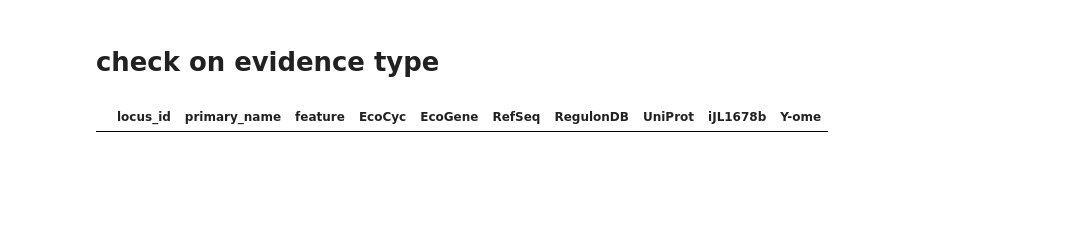
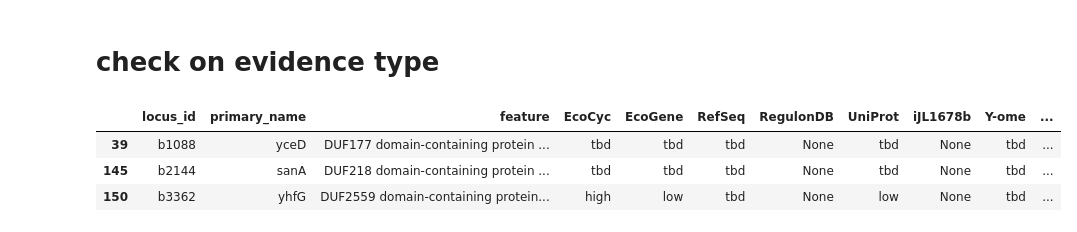
Before and after one commit to zakandrewking/y-ome, a Jupyter notebook: notebooks/17..12.06 Categories.ipynb, the cells around one changed output. Drawn from its saved outputs; the diff is of its cells as text; code cells hidden in the pictures; blank space fills up the shorter version.

```diff
--- a/notebooks/17..12.06 Categories.ipynb
+++ b/notebooks/17..12.06 Categories.ipynb
@@ -148,3 +155,19 @@ Name: Y-ome, dtype: int64
+# %%
+ecocyc_names = {x[0]: x[1] for x in (
+    session.query(Gene.locus_id,
+                  KnowledgebaseGene.primary_name)
+    .join(KnowledgebaseGene)
+    .join(Knowledgebase)
+    .filter(Knowledgebase.name == 'EcoCyc')
+).all()}
+# %%
+def starts_y(row):
+    primary_name = ecocyc_names.get(row.name, None)
+    return 'low' if primary_name and primary_name.startswith('y') \
+        else 'high' if primary_name \
+        else 'excluded'
+# %%
+kbases_unstacked['starts_y'] = kbases_unstacked.apply(starts_y, axis=1)
 # %%
 levels = {
     'excluded': 0,
@@ -308,11 +326,14 @@ ev = to_df(
     .join(Knowledgebase)
     .join(KnowledgebaseFeature)
     .filter(Knowledgebase.name == 'EcoCyc')
-    .filter(KnowledgebaseFeature.feature_type == 'evidence_html')
-    .filter(KnowledgebaseFeature.feature.ilike('%reaction blocked in mutant%'))
+    .filter(KnowledgebaseFeature.feature_type == 'description')
+    .filter(KnowledgebaseFeature.feature.ilike('%domain-containing protein%'))
 )
 # %%
 evm = ev.merge(kbases_unstacked, left_on='locus_id', right_index=True) #['Y-ome'].value_counts()
-evm[evm['Y-ome'] != 'high']
+evm[evm['Y-ome'] == 'tbd']
 # %% [output]
-|  | locus_id | primary_name | feature | EcoCyc | EcoGene | RefSeq | RegulonDB | UniProt | iJL1678b | Y-ome |
+|  | locus_id | primary_name | feature | EcoCyc | EcoGene | RefSeq | RegulonDB | UniProt | iJL1678b | Y-ome | ... |
+| 39 | b1088 | yceD | DUF177 domain-containing protein ... | tbd | tbd | tbd | None | tbd | None | tbd | ... |
+| 145 | b2144 | sanA | DUF218 domain-containing protein ... | tbd | tbd | tbd | None | tbd | None | tbd | ... |
+| 150 | b3362 | yhfG | DUF2559 domain-containing protein... | high | low | tbd | None | low | None | tbd | ... |
```
Also changed, not shown: parts of 17 cells of this notebook, 2 other files.
